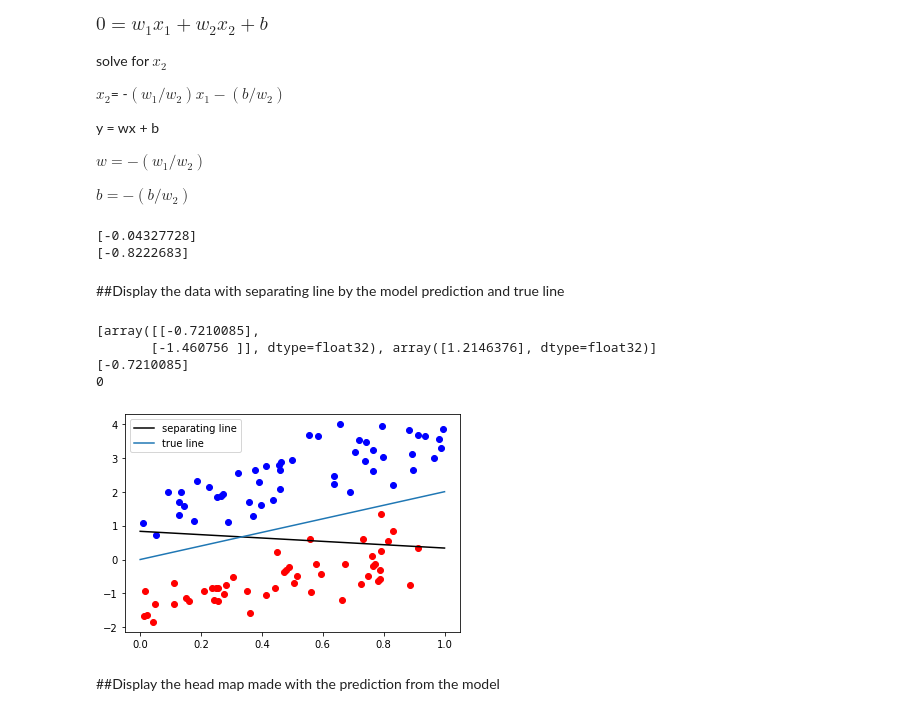
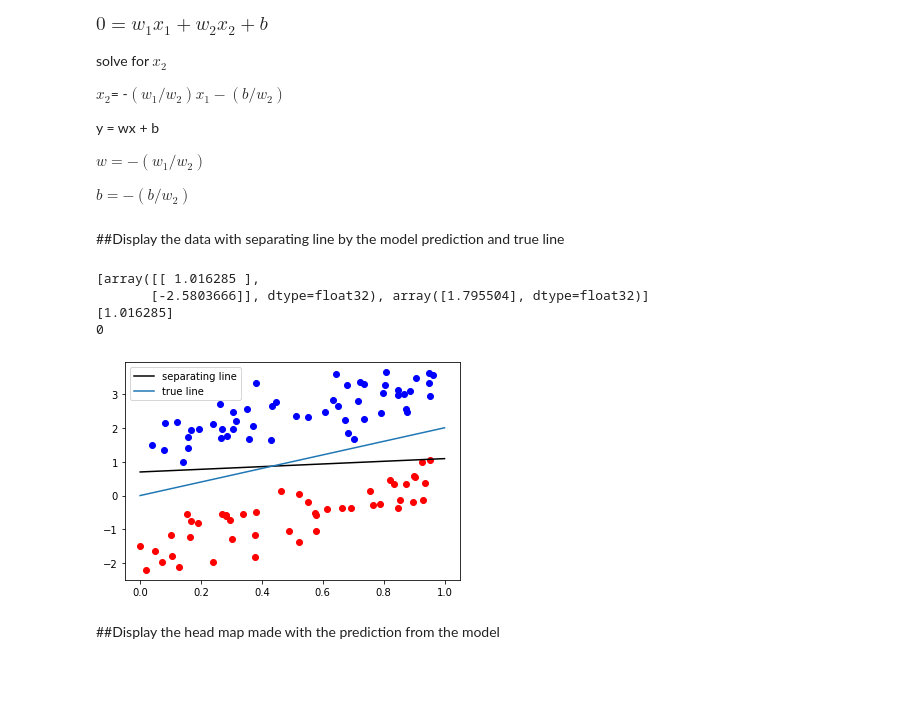
Before and after one commit to colinchu1/CAP4630, a Jupyter notebook: HW_3/HW_3.ipynb, the cells around one changed output. Cells and saved outputs as stored; diff of their text form; code cells hidden in the pictures; blank space fills up the shorter version.

```diff
--- a/HW_3/HW_3.ipynb
+++ b/HW_3/HW_3.ipynb
@@ -27,7 +27,7 @@ def get_random_data(w, b, mu, sigma, m):
   return data, labels
 # %%
 mu , sigma = 1.5,0.5
-m = 100
+m = 500
 w = 2
 b = 0
 data, labels = get_random_data(w,b,mu,sigma,m)
@@ -44,7 +44,7 @@ def display_random_data(labels, data):
     else:
       c = 1
     plt.scatter(data[x][0], data[x][1], color = cdict[c])
-  x = np.linspace(0,1,100)
+  x = np.linspace(0,1,500)
   y = w * x + b
   #plot the true line
   plt.plot(x,y)
@@ -152,9 +119,0 @@ Using TensorFlow backend.
-# %%
-#sanity check
-correct = 0
-for x in range(len(labels_test)):
-  if int(labels_test[x]) == int(result2[x]):
-    correct += 1
-
-  print("{} - {}".format(labels_test[x], int(result2[x])))
-print(correct)
@@ -188,55 +129,45 @@ y = wx + b
 ${w = -(w_1/w_2)}$
 
 ${b = - (b/w_2)}$
-# %%
-#calculating the slope and y intercept
-x_intercept = -(bias[0]/weight0[0])
-y_intercept = -bias[0]/weight0[1]
-slope = y_intercept/x
-print(slope)
-print(y_intercept)
-# %% [output]
-[-0.04327728]
-[-0.8222683]
 # %% [markdown]
 ##Display the data with separating line by the model prediction and true line
 # %%
 #plt.scatter(data[:,0], data[:,1])
-for x in range(0,m):
+for x in range(0,100):
   #if label is 0 be blue,  else red
-  if labels[x] == 0:
+  if labels_test[x] == 0:
     c = 2
   else:
     c = 1
   #plot the data
-  plt.scatter(data[x][0], data[x][1], color = cdict[c])
+  plt.scatter(X_test[x][0], X_test[x][1], color = cdict[c])
 x = np.linspace(0,1,100)
 #get weight from model
 weights = model.get_weights()
 #sanity check
 print(weights)
 w1 = weights[0][0]
 #sanity check
 print(w1)
 #find slope and y-intercept
 w2 = weights[0][1]
 bias = weights[1][0]
 pre_b = -bias/w2
 pre_w = -w1/w2
 pre_y = pre_w*x+pre_b
 y = w*x+b
 #sanity check
 print(b)
 plt.plot(x, pre_y ,'k-',label = 'separating line')
 plt.plot(x,y ,label = 'true line')
 plt.legend()
 plt.show()
 # %% [output]
-[array([[-0.7210085],
-       [-1.460756 ]], dtype=float32), array([1.2146376], dtype=float32)]
-[-0.7210085]
+[array([[ 1.016285 ],
+       [-2.5803666]], dtype=float32), array([1.795504], dtype=float32)]
+[1.016285]
 0
-[figure, old version]
+[figure, new version]
 # %% [markdown]
 ##Display the head map made with the prediction from the model
 # %%
```
Also changed, not shown: parts of 12 cells of this notebook.
